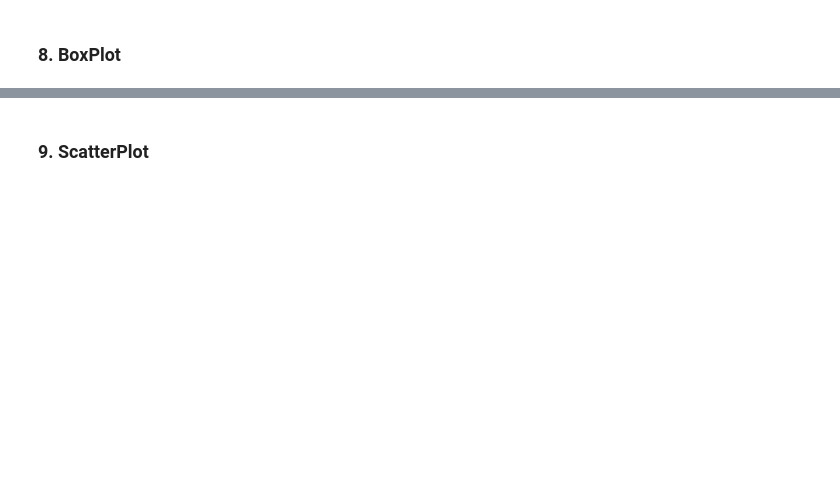
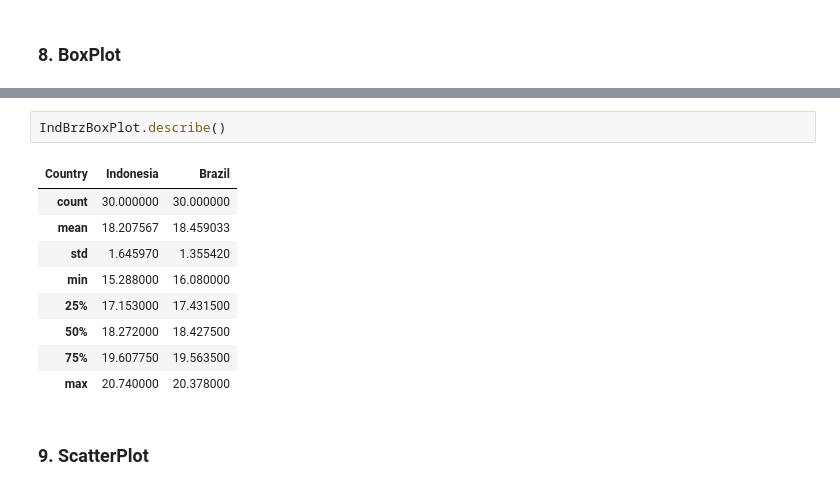
Before and after one commit to AbdulHafidh-AI/ProyekVisdat, a Jupyter notebook: HumanDevelopmentIndex.ipynb, the cells around one changed output, grey strips where cells are left out. Cells and saved outputs as stored; diff of their text form; blank space fills up the shorter version.

```diff
--- a/HumanDevelopmentIndex.ipynb
+++ b/HumanDevelopmentIndex.ipynb
@@ -625,2 +653,14 @@ plt.show()
+# %%
+IndBrzBoxPlot.describe()
+# %% [output]
+| Country | Indonesia | Brazil |
+| count | 30.000000 | 30.000000 |
+| mean | 18.207567 | 18.459033 |
+| std | 1.645970 | 1.355420 |
+| min | 15.288000 | 16.080000 |
+| 25% | 17.153000 | 17.431500 |
+| 50% | 18.272000 | 18.427500 |
+| 75% | 19.607750 | 19.563500 |
+| max | 20.740000 | 20.378000 |
 # %% [markdown]
 ### 9. ScatterPlot
```
Also changed, not shown: parts of 16 cells of this notebook.
